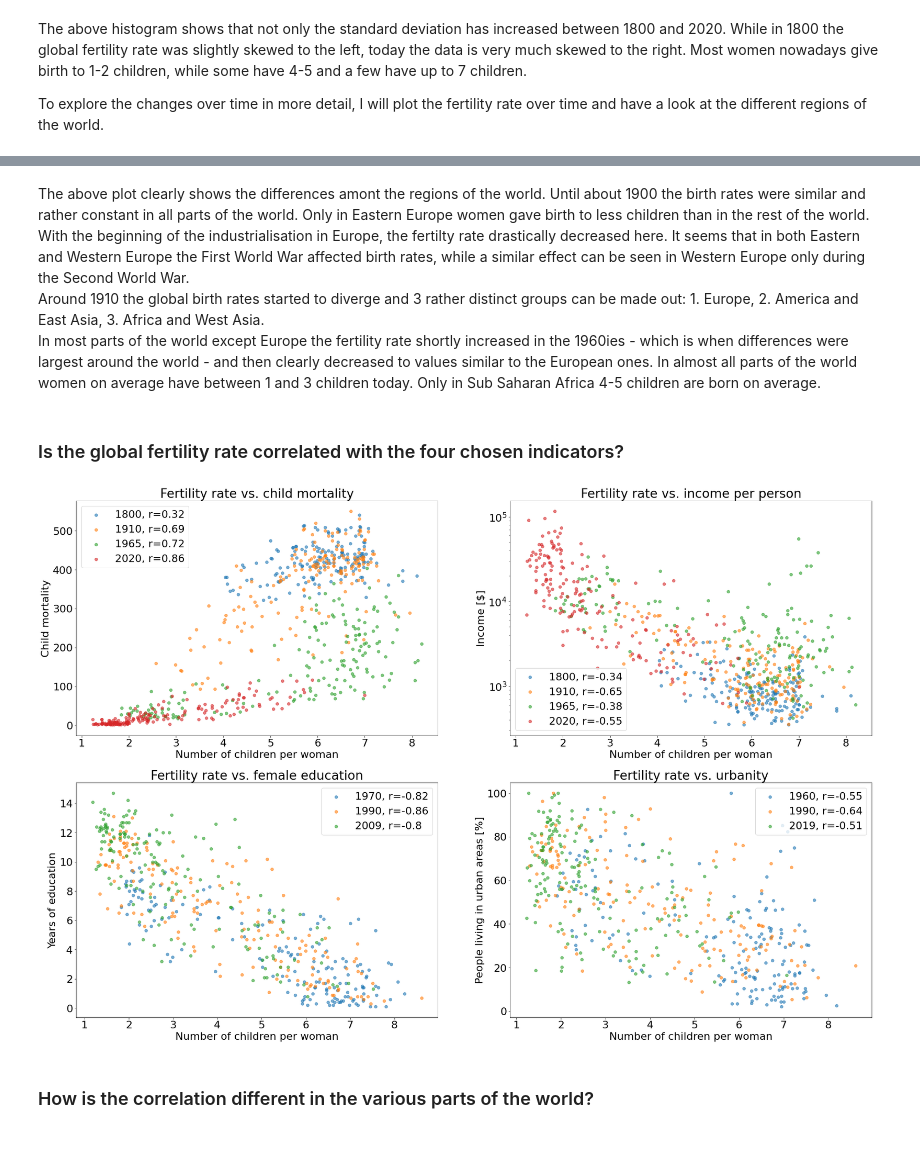
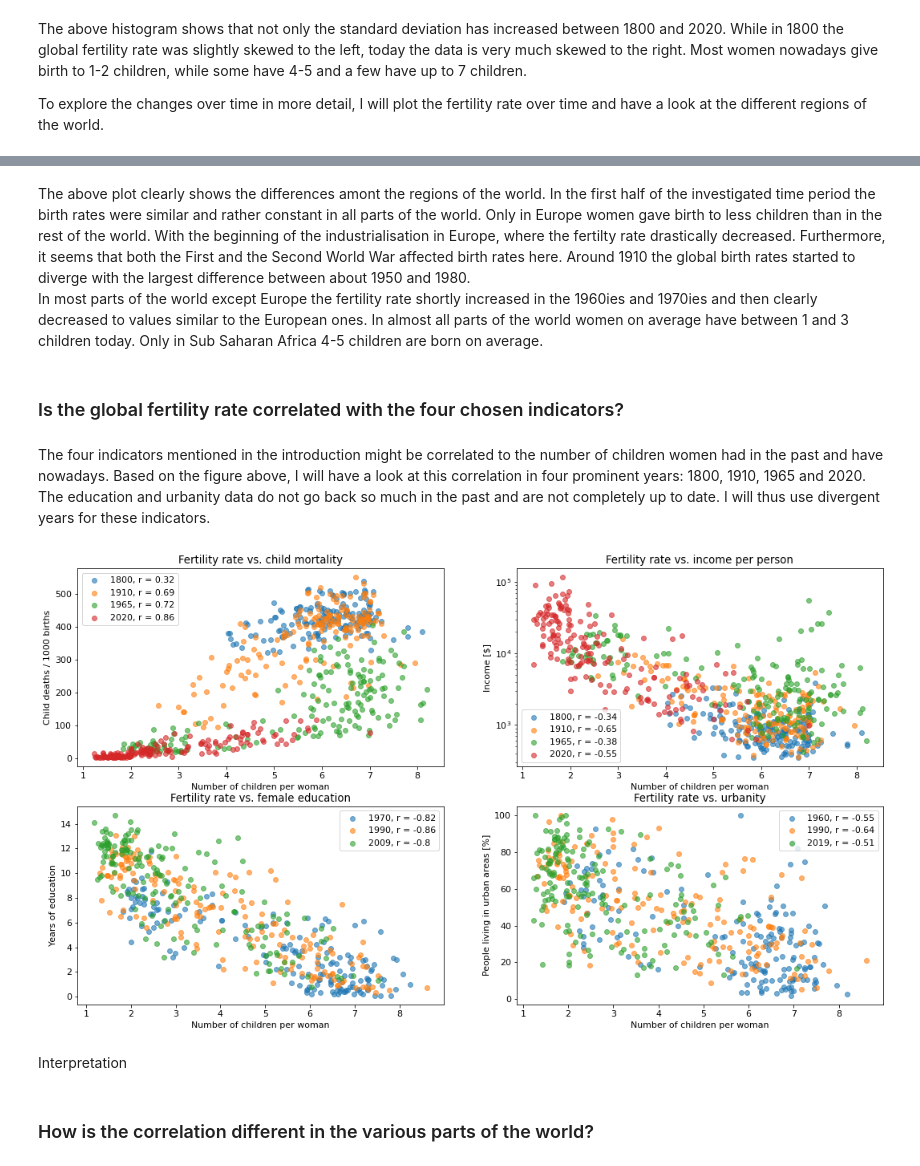
Before and after one commit to zoraaroz/global-fertility-rate, a Jupyter notebook: global-fertility-rate.ipynb, the cells around one changed output, grey strips where cells are left out. Saved outputs shown, nothing was run; the diff lists cells and outputs as text; code cells hidden in the pictures.

Commit message:
code: Elaborate exploratory data analysis

```diff
--- a/global-fertility-rate.ipynb
+++ b/global-fertility-rate.ipynb
@@ -257,7 +257,7 @@ df_mortality_2020 = df_mortality_raw.drop(df_mortality_raw.columns[222:],axis=1)
 df_income_2020 = df_income_raw.drop(df_income_raw.columns[222:],axis=1)
 # %%
 # 2. re-write geography data frame, only keeping country and eight_regions
-df_geo_large = df_geo_raw[['name','eight_regions']]
+df_geo_large = df_geo_raw[['name','four_regions']]
 df_geo_large = df_geo_large.rename(columns={'name':'country'})
 # %%
 # 3. merge data frames with region categories
@@ -268,10 +268,11 @@ df_edu_cat = pd.merge(df_geo_large, df_edu_raw, on="country", how="inner")
 df_urban_cat = pd.merge(df_geo_large, df_urban_raw, on="country", how="inner")
 # %%
 # 4a. make sure the same countries are used in all data frames
-df_geo_1 = pd.merge(df_fertility_cat.country,df_mortality_cat.country, on="country", how="inner")
-df_geo_2 = pd.merge(df_geo_1,df_income_cat.country, on="country", how="inner")
-df_geo_3 = pd.merge(df_geo_2,df_edu_cat.country, on="country", how="inner")
-df_geo = pd.merge(df_geo_3,df_urban_cat.country, on="country", how="inner")
+df_geo_1 = pd.merge(df_geo_large, df_fertility_cat.country, on="country", how="inner")
+df_geo_2 = pd.merge(df_geo_1, df_mortality_cat.country, on="country", how="inner")
+df_geo_3 = pd.merge(df_geo_2, df_income_cat.country, on="country", how="inner")
+df_geo_4 = pd.merge(df_geo_3, df_edu_cat.country, on="country", how="inner")
+df_geo = pd.merge(df_geo_4, df_urban_cat.country, on="country", how="inner")
 # %%
 # 4b. filter data and reset each index
 countries = df_geo.country
@@ -321,13 +324,13 @@ The above histogram shows that not only the standard deviation has increased bet
 
 To explore the changes over time in more detail, I will plot the fertility rate over time and have a look at the different regions of the world.
 # %%
-regions = ['Northern Africa','Sub Saharan Africa','North America','South America','West Asia','East Asia/Pacific','Western Europe','Eastern Europe']
 plt.figure(figsize=(30,15))
 plt.rcParams.update({'font.size': 22})
-for r in range(len(regions)):
-    plt.plot(np.arange(221), df_fertility.groupby('eight_regions').mean().iloc[r], label=regions[r]);
 
-plt.plot(np.arange(221), df_fertility.mean(), label='Global mean', linewidth=2, color='black');
+for r in df_geo['four_regions'].unique():
+    plt.plot(df_fertility.groupby('four_regions').mean().loc[r], label=r.title());
+plt.plot(df_fertility.mean(), label='Global mean', linewidth=4, color='black');
+
 plt.xticks(np.linspace(0,200,num=9), ['1800','1825','1850','1875','1900','1925','1950','1975','2000']);
 plt.title('Fertility rate in the past 220 years')
 plt.xlabel('Year')
@@ -338,50 +341,65 @@ plt.legend();
 # %% [markdown]
-The above plot clearly shows the differences amont the regions of the world. Until about 1900 the birth rates were similar and rather constant in all parts of the world. Only in Eastern Europe women gave birth to less children than in the rest of the world. With the beginning of the industrialisation in Europe, the fertilty rate drastically decreased here. It seems that in both Eastern and Western Europe the First World War affected birth rates, while a similar effect can be seen in Western Europe only during the Second World War. \
-Around 1910 the global birth rates started to diverge and 3 rather distinct groups can be made out: 1. Europe, 2. America and East Asia, 3. Africa and West Asia.\
-In most parts of the world except Europe the fertility rate shortly increased in the 1960ies - which is when differences were largest around the world - and then clearly decreased to values similar to the European ones. In almost all parts of the world women on average have between 1 and 3 children today. Only in Sub Saharan Africa 4-5 children are born on average.
+The above plot clearly shows the differences amont the regions of the world. In the first half of the investigated time period the birth rates were similar and rather constant in all parts of the world. Only in Europe women gave birth to less children than in the rest of the world. With the beginning of the industrialisation in Europe, where the fertilty rate drastically decreased. Furthermore, it seems that both the First and the Second World War affected birth rates here. Around 1910 the global birth rates started to diverge with the largest difference between about 1950 and 1980.\
+In most parts of the world except Europe the fertility rate shortly increased in the 1960ies and 1970ies and then clearly decreased to values similar to the European ones. In almost all parts of the world women on average have between 1 and 3 children today. Only in Sub Saharan Africa 4-5 children are born on average.
 # %% [markdown]
 ### Is the global fertility rate correlated with the four chosen indicators?
+# %% [markdown]
+The four indicators mentioned in the introduction might be correlated to the number of children women had in the past and have nowadays. Based on the figure above, I will have a look at this correlation in four prominent years: 1800, 1910, 1965 and 2020. The education and urbanity data do not go back so much in the past and are not completely up to date. I will thus use divergent years for these indicators.
 # %%
-fig = plt.figure(figsize=(30,20))
-plt.rcParams.update({'font.size': 22})
+fig = plt.figure(figsize=(18,10))
+plt.rcParams.update({'font.size': 11})
 
+# Indicator: child mortality
 years = ['1800','1910','1965','2020']
 plt.subplot(2, 2, 1)
-for y in years:
-    plt.scatter(df_fertility[y], df_mortality[y], alpha=.6, label='{}, r={}'.format(y,round(df_fertility.corrwith(df_mortality[y])[y],2)));
+x = df_fertility # x-axis
+y = df_mortality # y-axis
+for year in years:
+    r = x.corrwith(y[year])[year] # correlation coefficient
+    plt.scatter(df_fertility[year], df_mortality[year], alpha=.6, label='{}, r = {}'.format(year,round(r,2)));
 plt.title('Fertility rate vs. child mortality')
 plt.xlabel('Number of children per woman')
-plt.ylabel('Child mortality')
+plt.ylabel('Child deaths / 1000 births')
 plt.legend();
 
-years = ['1800','1910','1965','2020']
+# Indicator: income
 plt.subplot(2, 2, 2)
-for y in years:
-    plt.scatter(df_fertility[y], df_income[y], alpha=.6, label='{}, r={}'.format(y,round(df_fertility.corrwith(df_income[y])[y],2)));
+y = df_income # y-axis
+for year in years:
+    r = x.corrwith(y[year])[year] # correlation coefficient
+    plt.scatter(x[year], y[year], alpha=.6, label='{}, r = {}'.format(year,round(r,2)));
 plt.yscale('log') # use logarithmic y-scale because of large spread of income data
 plt.title('Fertility rate vs. income per person')
 plt.xlabel('Number of children per woman')
 plt.ylabel('Income [$]')
 plt.legend();
 
-years = ['1970','1990','2009']
+# Indicator: education
+years = ['1970','1990','2009'] # change years because of limited data
 plt.subplot(2, 2, 3)
-for y in years:
-    plt.scatter(df_fertility[y], df_edu[y], alpha=.6, label='{}, r={}'.format(y,round(df_fertility.corrwith(df_edu[y])[y],2)));
+y = df_edu # y-axis
+for year in years:
+    r = x.corrwith(y[year])[year] # correlation coefficient
+    plt.scatter(x[year], y[year], alpha=.6, label='{}, r = {}'.format(year,round(r,2)));
 plt.title('Fertility rate vs. female education')
 plt.xlabel('Number of children per woman')
 plt.ylabel('Years of education')
 plt.legend();
 
-years = ['1960','1990','2019']
+# Indicator: urbanity
+years = ['1960','1990','2019'] # change years because of limited data
 plt.subplot(2, 2, 4)
-for y in years:
-    plt.scatter(df_fertility[y], df_urban[y]*100, alpha=.6, label='{}, r={}'.format(y,round(df_fertility.corrwith(df_urban[y])[y],2)));
+y = df_urban # y-axis
+for year in years:
+    r = x.corrwith(y[year])[year] # correlation coefficient
+    plt.scatter(x[year], y[year]*100, alpha=.6, label='{}, r = {}'.format(year,round(r,2)));
 plt.title('Fertility rate vs. urbanity')
 plt.xlabel('Number of children per woman')
 plt.ylabel('People living in urban areas [%]')
 plt.legend();
 # %% [output]
-[figure, old version]
+[figure, new version]
+# %% [markdown]
+Interpretation
 # %% [markdown]
 ### How is the correlation different in the various parts of the world?
```
Also changed, not shown: parts of 8 cells of this notebook.
